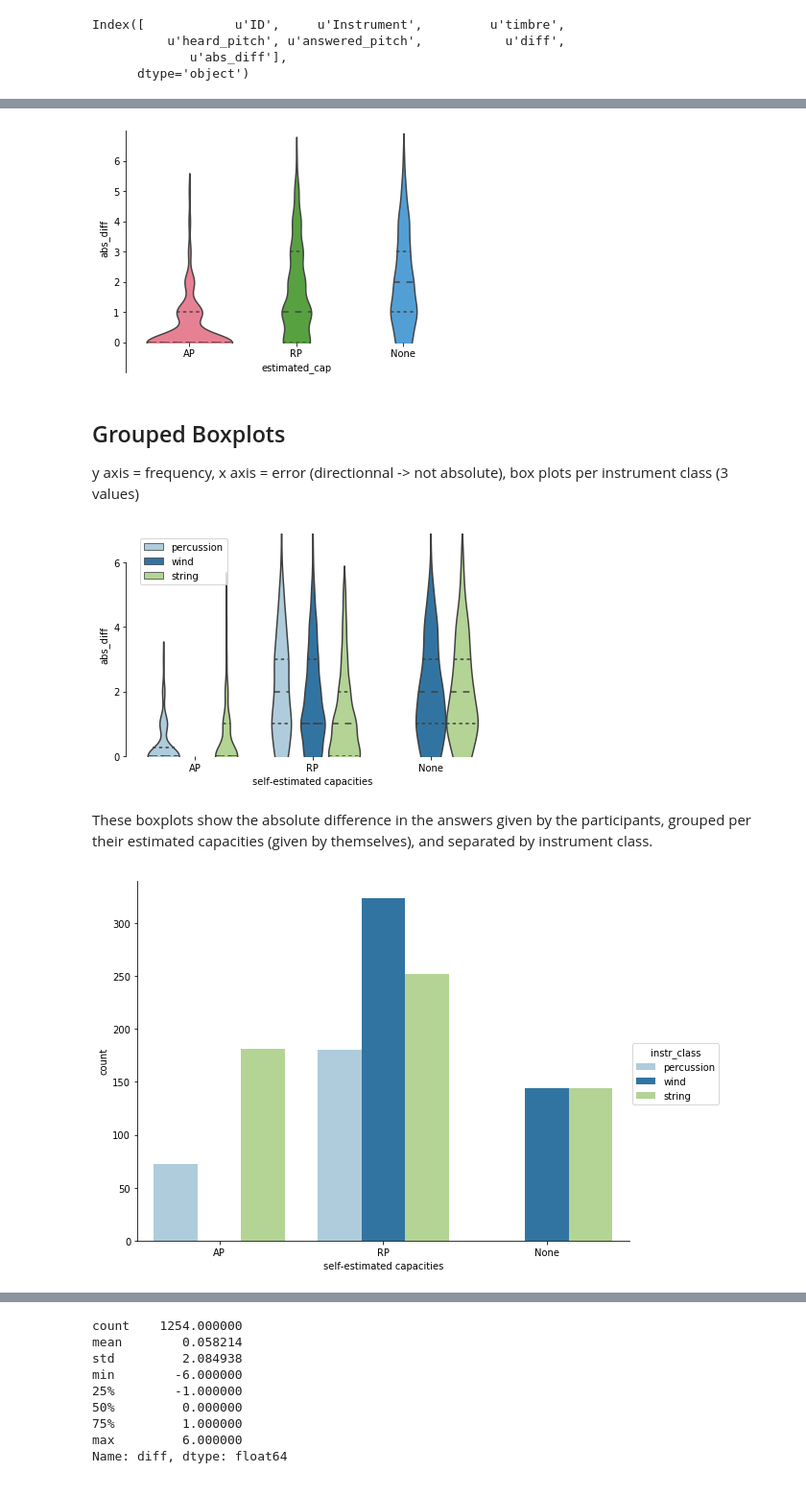
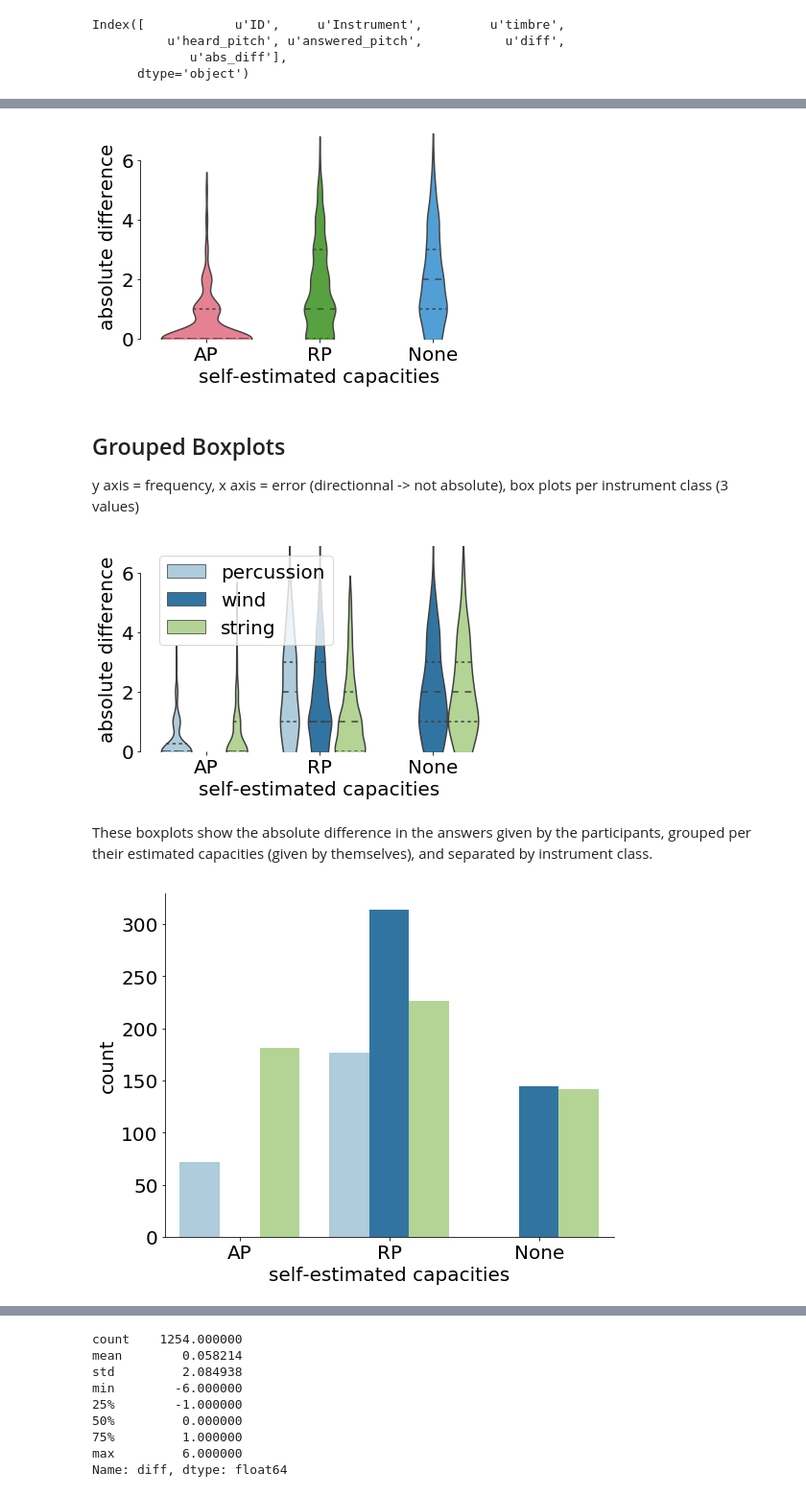
Before and after one commit to adescombes/digital_musicology_project, a Jupyter notebook: data_wrangling.ipynb, the cells around one changed output, grey strips where cells are left out. Shown at 96% size. Saved outputs shown, nothing was run; the diff lists cells and outputs as text; code cells hidden in the pictures.

```diff
--- a/data_wrangling.ipynb
+++ b/data_wrangling.ipynb
@@ -5,3 +5,10 @@ import numpy as np
 import re
 from collections import OrderedDict
 import matplotlib.pyplot as plt
+
+
+
+import pylab as plot
+params = {'legend.fontsize': 20,
+          'legend.handlelength': 2, 'axes.labelsize': 20, 'xtick.labelsize':20, 'ytick.labelsize':20}
+plot.rcParams.update(params)
@@ -18,7 +27,7 @@ data.head()
 | 3 | 1 | piano | sin | a5 | b |
 | 4 | 1 | piano | sin | d#3 | e |
 # %%
-data.dropna()
+data = data.dropna()
 #data = data[~(str(data['heard_pitch']) == 'nan') & ~(str(data['heard_pitch']) == 'NaN')]
 
 # remove the octave annotations
@@ -189,11 +191,15 @@ merged_df.head()
 # %%
 sns.violinplot(x = 'estimated_cap', y = 'abs_diff', data=merged_df, palette ='husl', inner = 'quart')
 sns.despine(offset=10, trim=True, bottom = True)
+
+plt.xlabel('self-estimated capacities')
+plt.ylabel('absolute difference')
 plt.ylim(0,6.9)
 
+plt.tight_layout()
 plt.savefig('fig1.png', dpi = 400)
 # %% [output]
-[figure, old version]
+[figure, new version]
 # %% [markdown]
 ## Grouped Boxplots
 y axis = frequency, x axis = error (directionnal -> not absolute), box plots per instrument class (3 values)
@@ -204,24 +210,26 @@ sns.despine(offset=10, trim=True, bottom = True, right=True)
 #legend out of the figure
 plt.legend(loc='upper left')
 
-#plt.legend(bbox_to_anchor=(1.05, 1), loc=2, borderaxespad=0.1)
 plt.xlabel('self-estimated capacities')
+plt.ylabel('absolute difference')
 plt.ylim(0,6.9)
-
 
 plt.tight_layout()
 plt.savefig('fig2.png', dpi = 400)
 # %% [output]
-[figure, old version]
+[figure, new version]
 # %% [markdown]
 These boxplots show the absolute difference in the answers given by the participants, grouped per their estimated capacities (given by themselves), and separated by instrument class.
 # %%
 # estimated cap per instr class
 sns.factorplot(x='estimated_cap', hue='instr_class', data=merged_df, kind="count",
-                   palette="Paired", size=6, aspect=1.3)
+                   palette="Paired", size=6, aspect=1.3, legend = None)
+
 plt.xlabel('self-estimated capacities')
+plt.ylabel('count')
+plt.tight_layout()
 plt.savefig('fig3.png', dpi = 400)
 # %% [output]
-[figure, old version]
+[figure, new version]
 # %%
 # histogram of age at which participants began their musical studies
```
Also changed, not shown: parts of 34 cells of this notebook, 41 other files.
